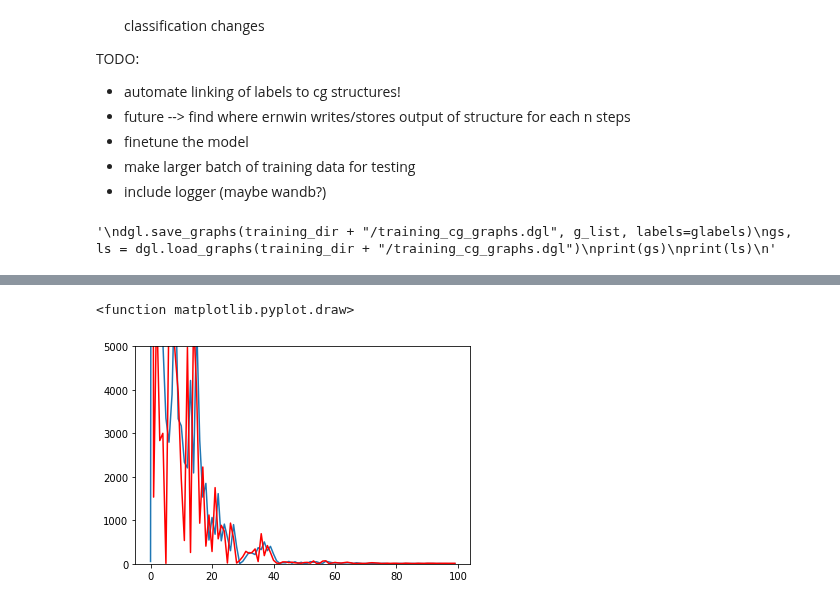
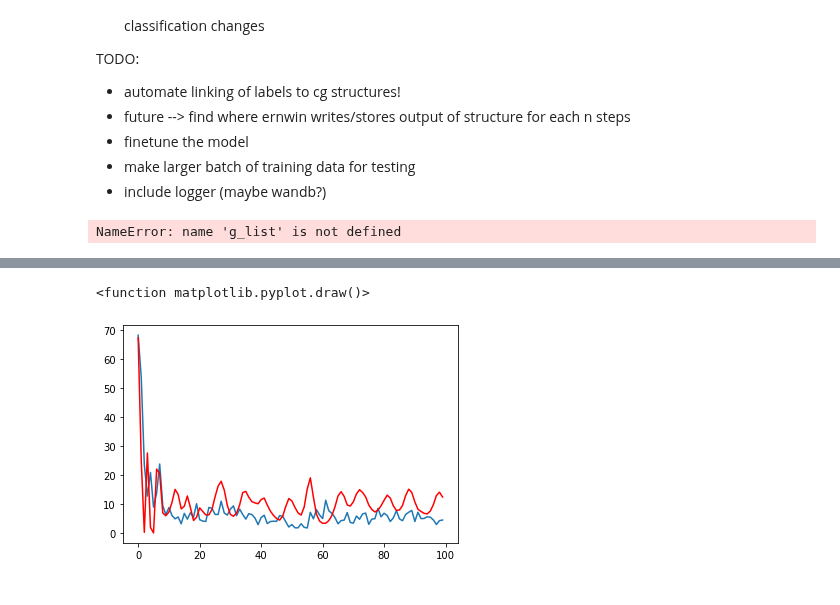
Before and after one commit to milang9/3d_classifier, a Jupyter notebook: 3d_classifier.ipynb, the cells around one changed output, grey strips where cells are left out. Drawn from its saved outputs; the diff is of its cells as text; code cells hidden in the pictures.

Commit message:
trying to get RMSD automatically

```diff
--- a/3d_classifier.ipynb
+++ b/3d_classifier.ipynb
@@ -183,12 +155,12 @@ class CGDataset(DGLDataset):
 # %%
 #Save/Load Training Data
 #TODO: make a function to save the data
-#import os
+import os
 
-#training_dir = "./training_set"
+training_dir = "./play_set/train"
 
-#g_list = []
-#glabels ={"rmsd": th.tensor([12.722, 4.891, 22.918, 12.147])} #done with: compare_RNA.py data/6CU1.pdb /home/mescalin/mgeyer/3d_classifier/6cu1.cg
+g_list = []
+glabels ={"rmsd": th.tensor([12.722, 4.891, 22.918, 12.147])} #done with: compare_RNA.py data/6CU1.pdb /home/mescalin/mgeyer/3d_classifier/6cu1.cg
 
 #files = []
 #filenames = next(os.walk(training_dir), (None, None, []))[2]
@@ -203,14 +175,13 @@ class CGDataset(DGLDataset):
 #    g_list.append(graph)
 
 # save_graphs, label is rmsd
-'''
+
 dgl.save_graphs(training_dir + "/training_cg_graphs.dgl", g_list, labels=glabels)
 gs, ls = dgl.load_graphs(training_dir + "/training_cg_graphs.dgl")
 print(gs)
 print(ls)
-'''
 # %% [output]
-'\ndgl.save_graphs(training_dir + "/training_cg_graphs.dgl", g_list, labels=glabels)\ngs, ls = dgl.load_graphs(training_dir + "/training_cg_graphs.dgl")\nprint(gs)\nprint(ls)\n'
+NameError: name 'g_list' is not defined
 # %%
 #Dataloading
 import dgl.dataloading as dtl
@@ -219,7 +190,7 @@ b_size = 3
 
 #load from cg files directly
 
-training_dir = "./training_set"
+training_dir = "./play_set/train"
 
 training_dataset = CGDataset(training_dir)
 #dataset.process(training_dir)
@@ -289,24 +273,24 @@ class CG_Classifier(th.nn.Module):
         return self.classify(tcw_mean)
 # %%
 #Training
-#TODO:  build a deeper neural network and how to pool
+#TODO:  build a deeper neural network and refine pooling
 #       tinker with hyperparameters
 
 model = CG_Classifier(
-    in_dim=6, #num of pos in type, twist, coord
-    hidden_dim=12,
+    #in_dim=6, #num of pos in type, twist, coord
+    #hidden_dim=12,
     num_features=3 #len(graph.ndata)
 )
 
-opt = th.optim.Adam(model.parameters(), lr=0.1)
+opt = th.optim.Adam(model.parameters(), lr=0.01)
 model.train()
 
 epochs = 100
 
 #temp val setup --> use dataloader for larger set
 val_losses = []
-val_label = th.tensor(0.934)
-vcoord_dict, vtwist_dict, vconnections = load_cg_file("1ehz.cg")
+val_label = th.tensor([0.934])
+vcoord_dict, vtwist_dict, vconnections = load_cg_file("./play_set/val/1ehz.cg")
 val_graph = build_dgl_graph(vcoord_dict, vtwist_dict, vconnections)
 
 #training setup
@@ -327,16 +311,14 @@ for epoch in range(epochs):
         print(batch_loss)
         loss = th.mean(batch_loss) #batch_loss/b_size
         """
-        #use the batched graphs directly for training --> returns for one batch only one tensor..
-        #treat each graph seperately; is there a better solution, that uses a batch better?
+
         l = []
         for graph in dgl.unbatch(batched_graph):
-          pred = model(graph)
-          l.append(pred)
+            #print(graph)
+            pred = model(graph)
+            l.append(pred)
 
         logits = th.cat(l)
-
-        #logits = model(batched_g)
         loss = F.smooth_l1_loss(logits, batch_labels, reduction='mean')
 
         opt.zero_grad()
@@ -358,6 +340,6 @@ for epoch in range(epochs):
 #plot the training run
 plt.plot(epoch_losses)
 plt.plot(val_losses, 'r')
-plt.ylim(ymax=5000, ymin=0)
+#plt.ylim(ymax=500, ymin=0)
 plt.draw
 # %% [output]
@@ -384,5 +366,5 @@ Epoch 95: Training loss 3.0035, Validation loss 11.2306
-<function matplotlib.pyplot.draw>
+<function matplotlib.pyplot.draw()>
-[figure, old version]
+[figure, new version]
 # %%
 #Test with 1ehz.cg
 
```
Also changed, not shown: parts of 6 cells of this notebook, 16 other files.
